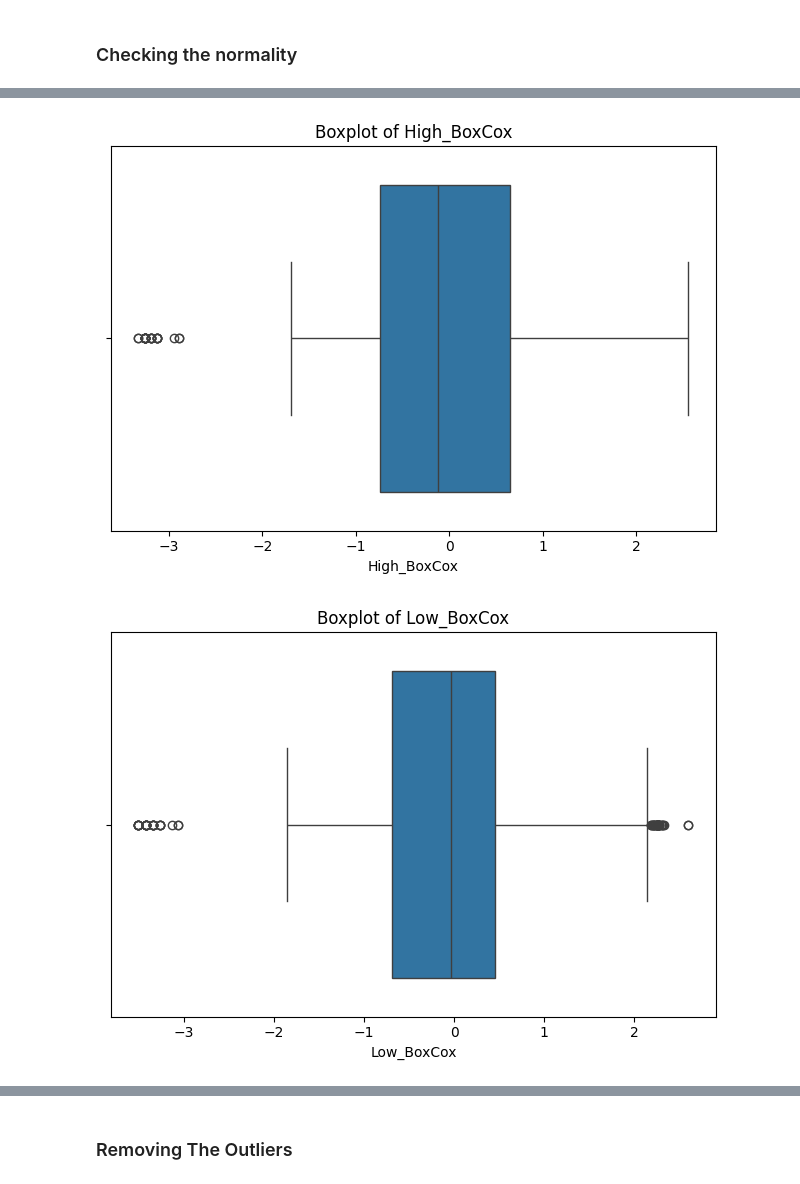
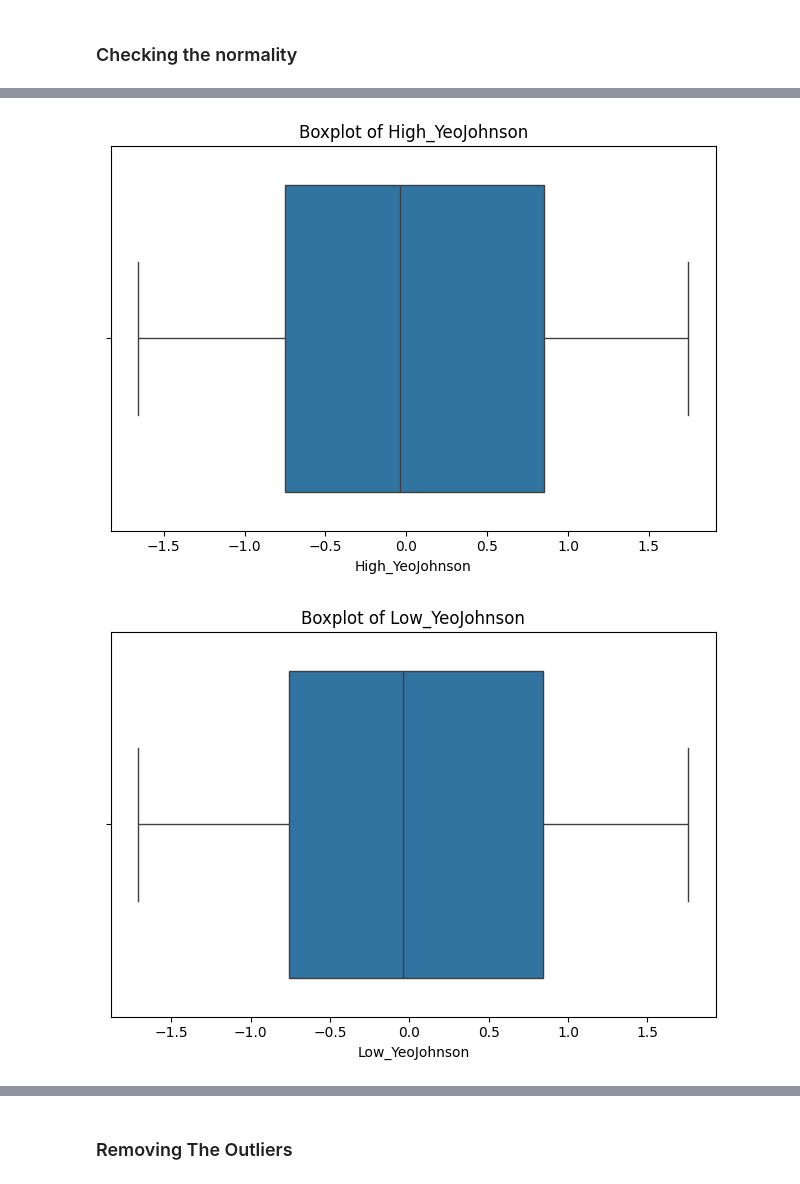
Before and after one commit to parthaAtSolent/COM724--Assessment-AI, a Jupyter notebook: notebooks/preprocessing_v2.ipynb, the cells around one changed output, grey strips where cells are left out. Saved outputs shown, nothing was run; the diff lists cells and outputs as text; code cells hidden in the pictures.

```diff
--- a/notebooks/preprocessing_v2.ipynb
+++ b/notebooks/preprocessing_v2.ipynb
@@ -32,4 +51,4 @@ from data.data_loader import load_data
 # %%
-df = load_data('UNI-USD')
+df = load_data('BTC-USD')
 df.head()
 # %% [output]
@@ -259,8 +277,8 @@ for col in [c for c in df_new.columns if c.endswith('_YeoJohnson')]:
 import matplotlib.pyplot as plt
 import seaborn as sns
 # %%
-# Loop through all columns ending with '_BoxCox'
-for col in [c for c in df_new.columns if c.endswith('_BoxCox')]:
+# Loop through all columns ending with '_YeoJohnson' to create boxplots
+for col in [c for c in df_new.columns if c.endswith('_YeoJohnson')]:
     plt.figure()
     sns.boxplot(x=df_new[col], orient='h')
     plt.title(f'Boxplot of {col}')
@@ -272,2 +290,2 @@ for col in [c for c in df_new.columns if c.endswith('_BoxCox')]:
-[figure, old version]
+[figure, new version]
-[figure, old version]
+[figure, new version]
```
Also changed, not shown: parts of 36 cells of this notebook, 11 other files.
